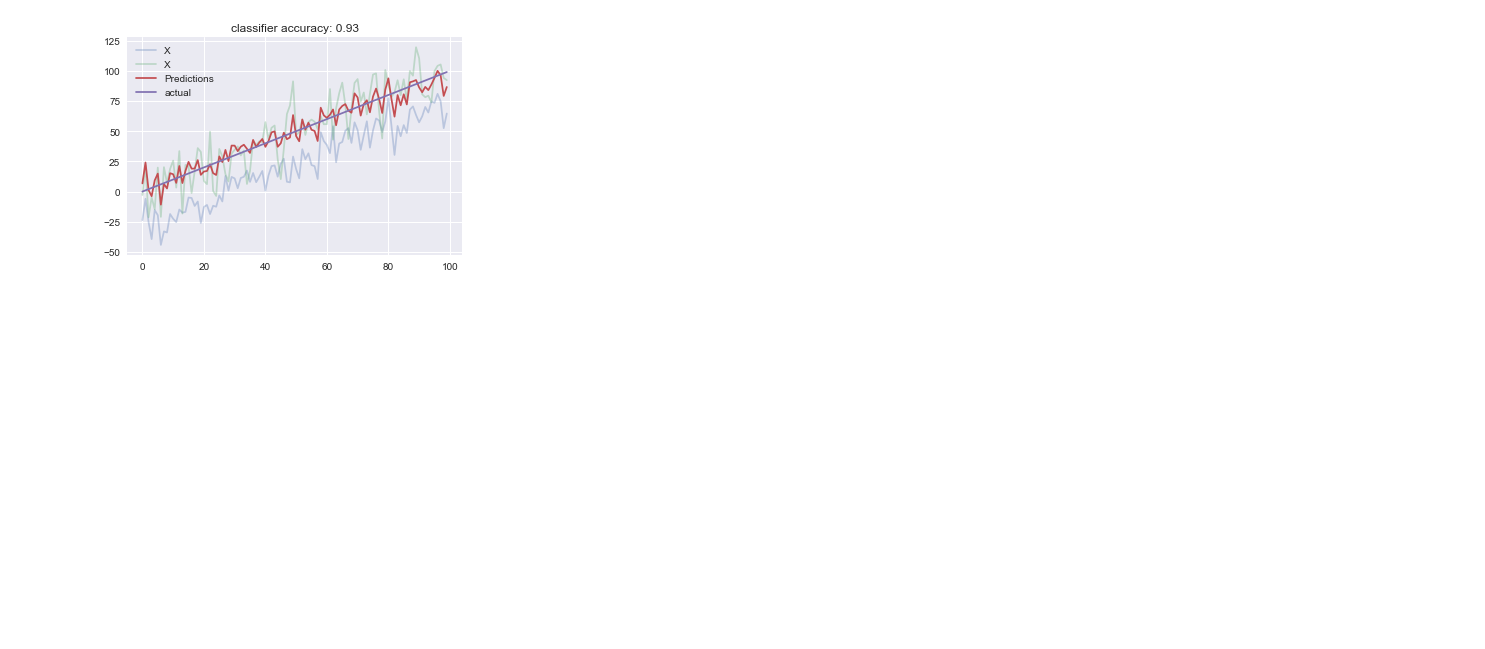
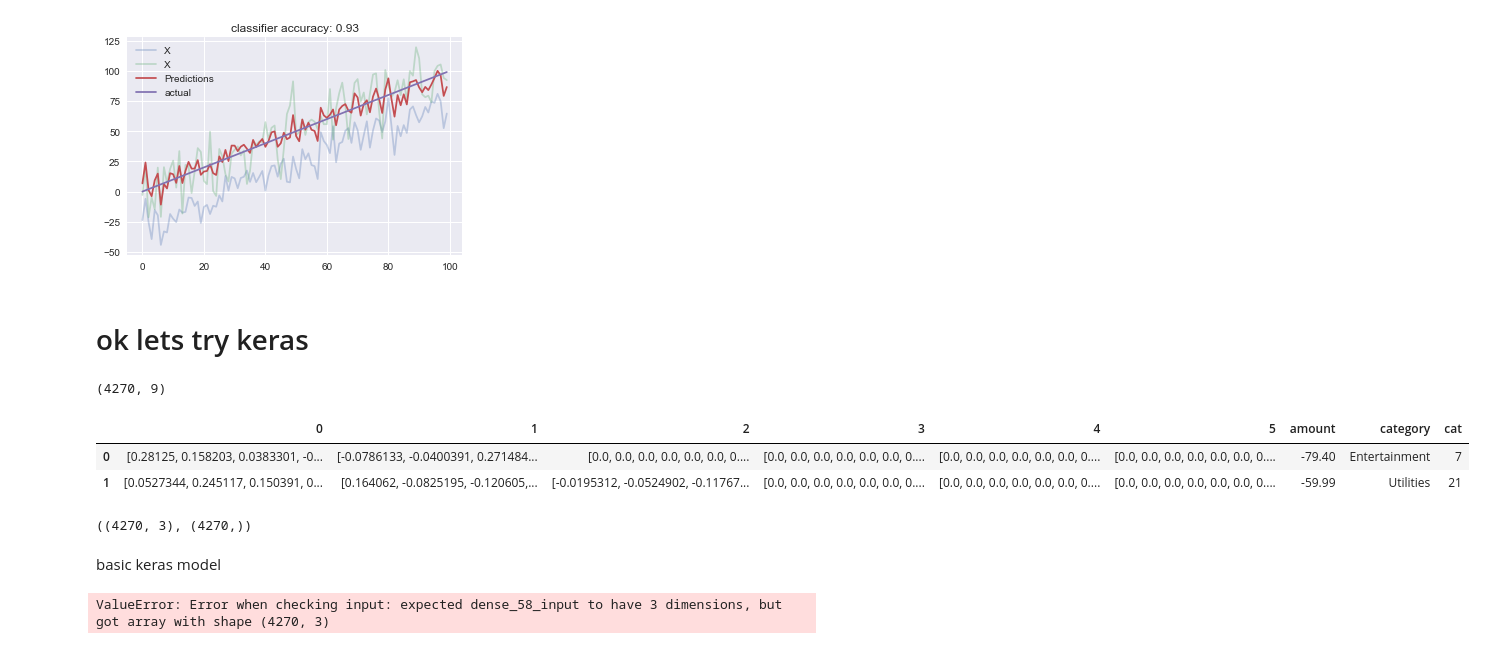
Before and after one commit to khalido/money_bot, a Jupyter notebook: classify_transactions.ipynb, the cells around one changed output. Cells and saved outputs as stored; diff of their text form; code cells hidden in the pictures; blank space fills up the shorter version.

Commit message:
tried to train a simple clf, failed

```diff
--- a/classify_transactions.ipynb
+++ b/classify_transactions.ipynb
@@ -68,3 +68,6 @@ word2vec["7eleven"].shape, word2vec[np.NaN].shape
 ## now to convert the text col into vectors
 # %% [markdown]
 first, to split the text column so there is one col per word
+# %%
+df = utils.parse_csv("data/pocketbook-export.csv", "pocketbook")
+df.head()
@@ -71,5 +84,6 @@ first, to split the text column so there is one col per word
 # %%
-df2 = pd.DataFrame(df['merchant'].astype(str).str.lower().str.split(" ", expand=True))
+df['merchant'] = df.merchant.str.lower()
+df2 = df['merchant'].str.split(" ", expand=True)
 df2.head()
 # %% [output]
 |  | 0 | 1 | 2 | 3 | 4 | 5 |
@@ -199,3 +189,20 @@ plt.plot(y, label="actual")
 plt.legend();
 # %% [output]
 [figure]
+# %% [markdown]
+# ok lets try keras
+# %%
+df3.dropna()
+print(df3.shape)
+df3.head(2)
+# %% [output]
+(4270, 9)
+|  | 0 | 1 | 2 | 3 | 4 | 5 | amount | category | cat |
+| 0 | [0.28125, 0.158203, 0.0383301, -0... | [-0.0786133, -0.0400391, 0.271484... | [0.0, 0.0, 0.0, 0.0, 0.0, 0.0, 0.... | [0.0, 0.0, 0.0, 0.0, 0.0, 0.0, 0.... | [0.0, 0.0, 0.0, 0.0, 0.0, 0.0, 0.... | [0.0, 0.0, 0.0, 0.0, 0.0, 0.0, 0.... | -79.40 | Entertainment | 7 |
+| 1 | [0.0527344, 0.245117, 0.150391, 0... | [0.164062, -0.0825195, -0.120605,... | [-0.0195312, -0.0524902, -0.11767... | [0.0, 0.0, 0.0, 0.0, 0.0, 0.0, 0.... | [0.0, 0.0, 0.0, 0.0, 0.0, 0.0, 0.... | [0.0, 0.0, 0.0, 0.0, 0.0, 0.0, 0.... | -59.99 | Utilities | 21 |
+# %%
+x_train.shape, y_train.shape
+# %% [output]
+((4270, 3), (4270,))
+# %% [markdown]
+basic keras model
@@ -201,0 +219,4 @@ plt.legend();
+# %%
+model.fit(x_train, y_train, epochs=5, batch_size=32)
+# %% [output]
+ValueError: Error when checking input: expected dense_58_input to have 3 dimensions, but got array with shape (4270, 3)
```
Also changed, not shown: parts of 15 cells of this notebook, 2 other files.
